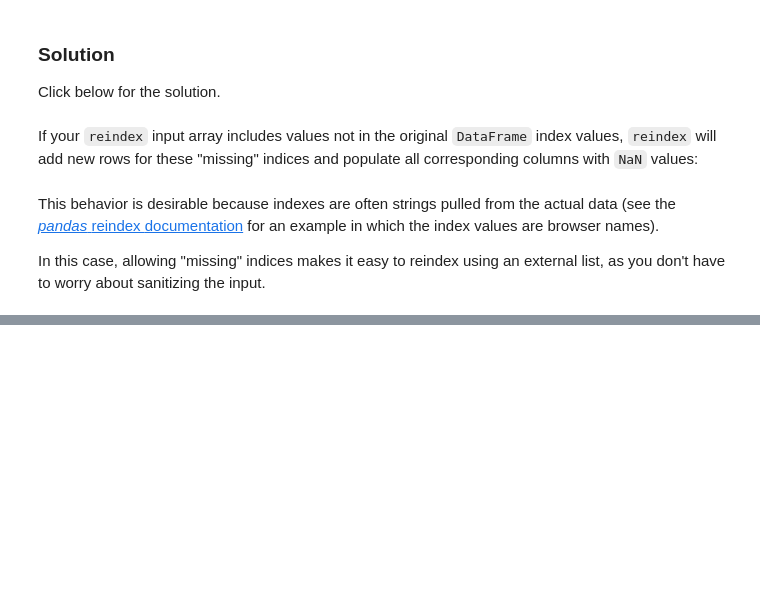
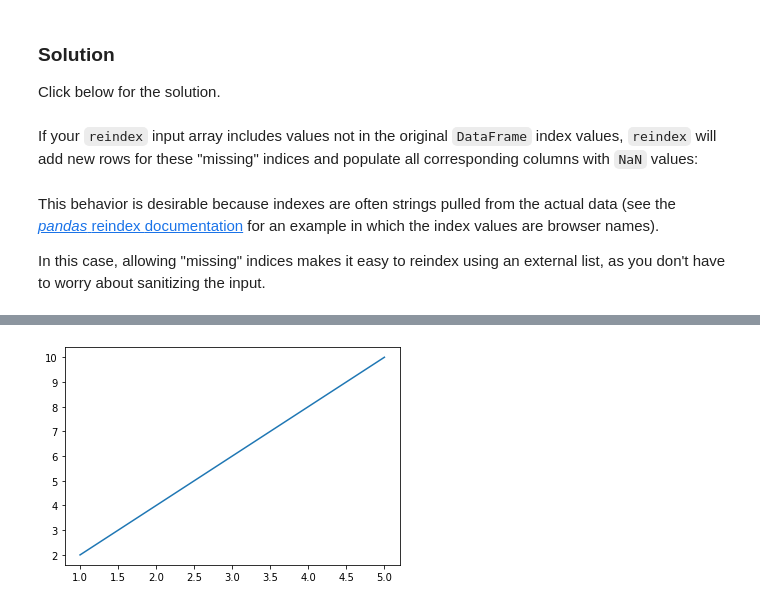
Before and after one commit to Learn-for-a-cause/MachineLearning-workshop, a Jupyter notebook: Numpy_pandas_matplotlib.ipynb, the cells around one changed output, grey strips where cells are left out. Saved outputs shown, nothing was run; the diff lists cells and outputs as text; code cells hidden in the pictures; blank space fills up the shorter version.

```diff
--- a/Numpy_pandas_matplotlib.ipynb
+++ b/Numpy_pandas_matplotlib.ipynb
@@ -401,0 +412,7 @@ sanitizing the input.
+# %%
+xs = [1, 2, 3, 4, 5]
+ys = [2, 4, 6, 8, 10]
+plt.plot(xs, ys)
+plt.show()
+# %% [output]
+[figure, added]
```
Also changed, not shown: parts of 19 cells of this notebook.
